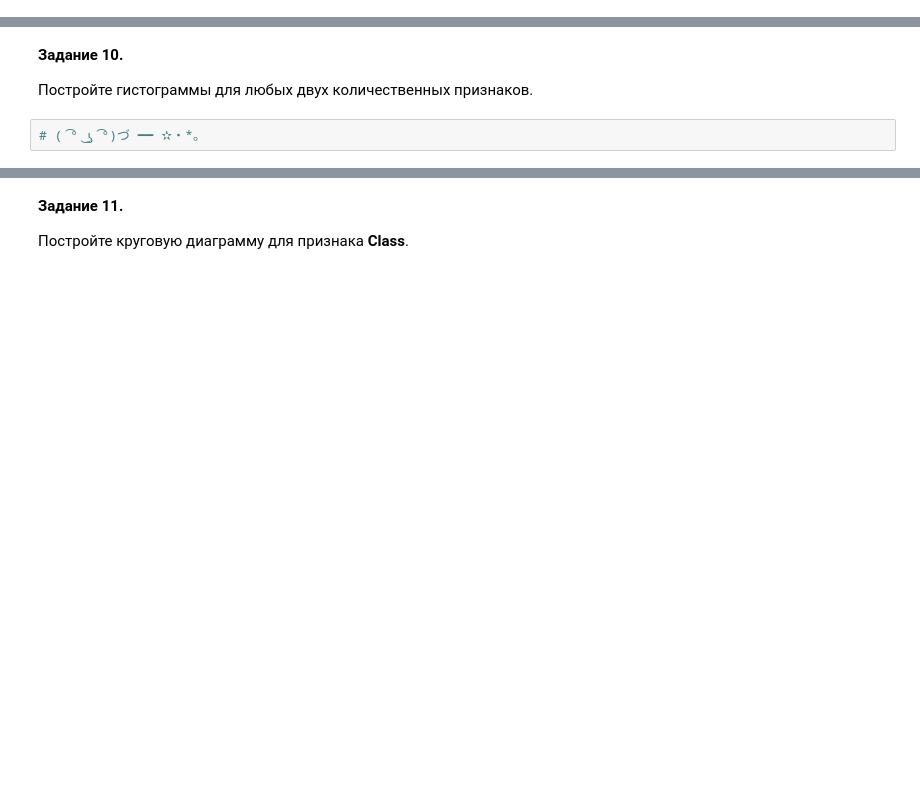
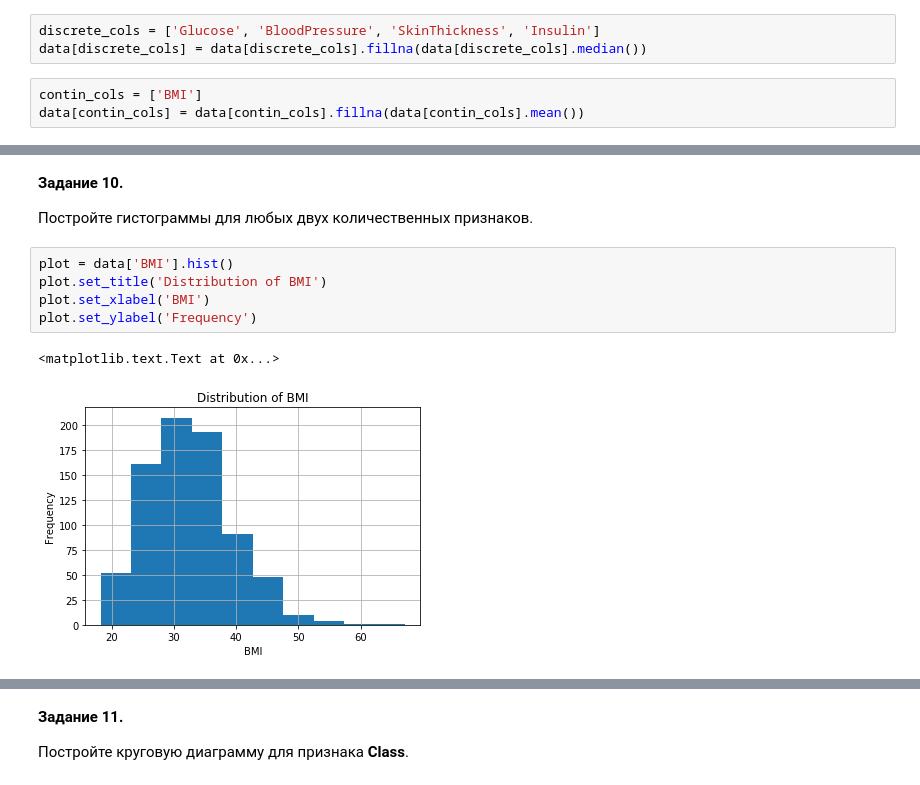
Before and after one commit to zakutnyaya/HSE_DPO_2020_python_for_analytics_group_2, a Jupyter notebook: lesson_2/Pandas_Exercise.ipynb, the cells around one changed output, grey strips where cells are left out. Saved outputs shown, nothing was run; the diff lists cells and outputs as text; blank space fills up the shorter version.

```diff
--- a/lesson_2/Pandas_Exercise.ipynb
+++ b/lesson_2/Pandas_Exercise.ipynb
@@ -54,3 +80,9 @@ __Задание 2.__
+# %%
+discrete_cols = ['Glucose', 'BloodPressure', 'SkinThickness', 'Insulin']
+data[discrete_cols] = data[discrete_cols].fillna(data[discrete_cols].median())
+# %%
+contin_cols = ['BMI']
+data[contin_cols] = data[contin_cols].fillna(data[contin_cols].mean())
 # %% [markdown]
 __Задание 3.__
 
@@ -102,5 +172,11 @@ __Задание 9.__
 __Задание 10.__
 
 Постройте гистограммы для любых двух количественных признаков.
-# %%
-# ( ͡° ͜ʖ ͡°)づ ━━ ✫・*。
+# %%
+plot = data['BMI'].hist()
+plot.set_title('Distribution of BMI')
+plot.set_xlabel('BMI')
+plot.set_ylabel('Frequency')
+# %% [output]
+<matplotlib.text.Text at 0x...>
+[figure, added]
```
Also changed, not shown: parts of 39 cells of this notebook, 2 other files.
